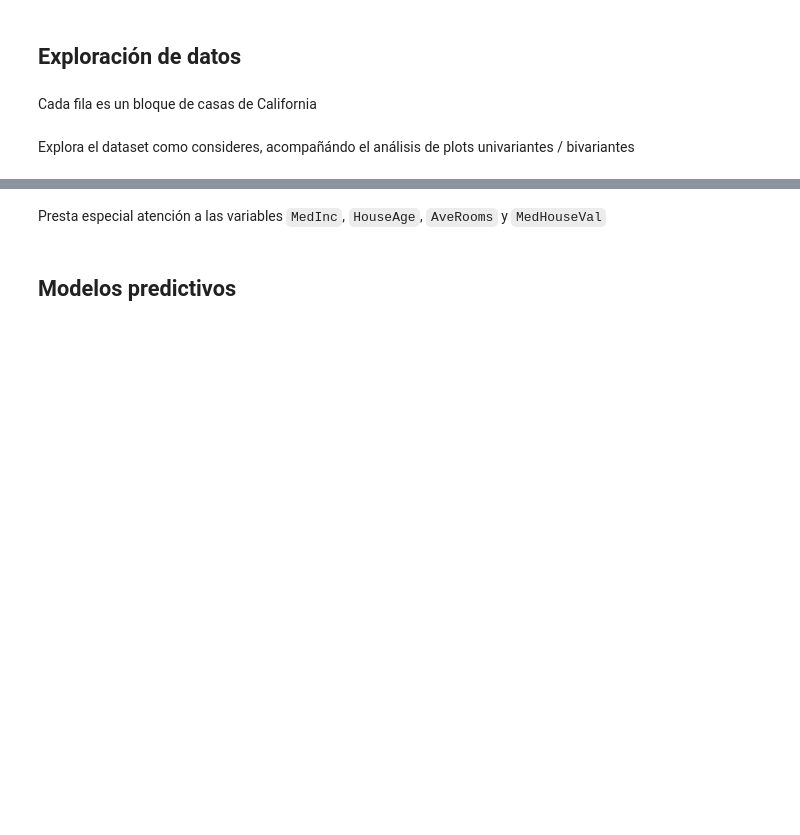
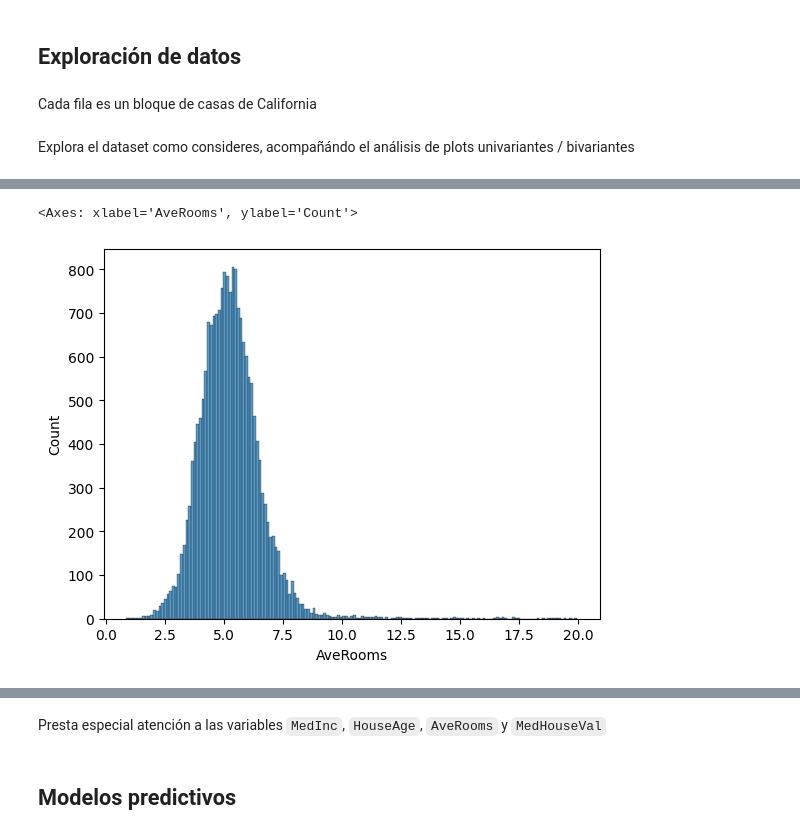
Before and after one commit to sheriffff/temp_esesa, a Jupyter notebook: 02.linear_regression_practice.ipynb, the cells around one changed output, grey strips where cells are left out. Drawn from its saved outputs; the diff is of its cells as text; code cells hidden in the pictures; blank space fills up the shorter version.

```diff
--- a/02.linear_regression_practice.ipynb
+++ b/02.linear_regression_practice.ipynb
@@ -34,0 +87,5 @@ Explora el dataset como consideres, acompañándo el análisis de plots univaria
+# %%
+sns.histplot(x=df[df.AveRooms < 20].AveRooms)
+# %% [output]
+<Axes: xlabel='AveRooms', ylabel='Count'>
+[figure, added]
```
Also changed, not shown: parts of 90 cells of this notebook, 1 other file.
